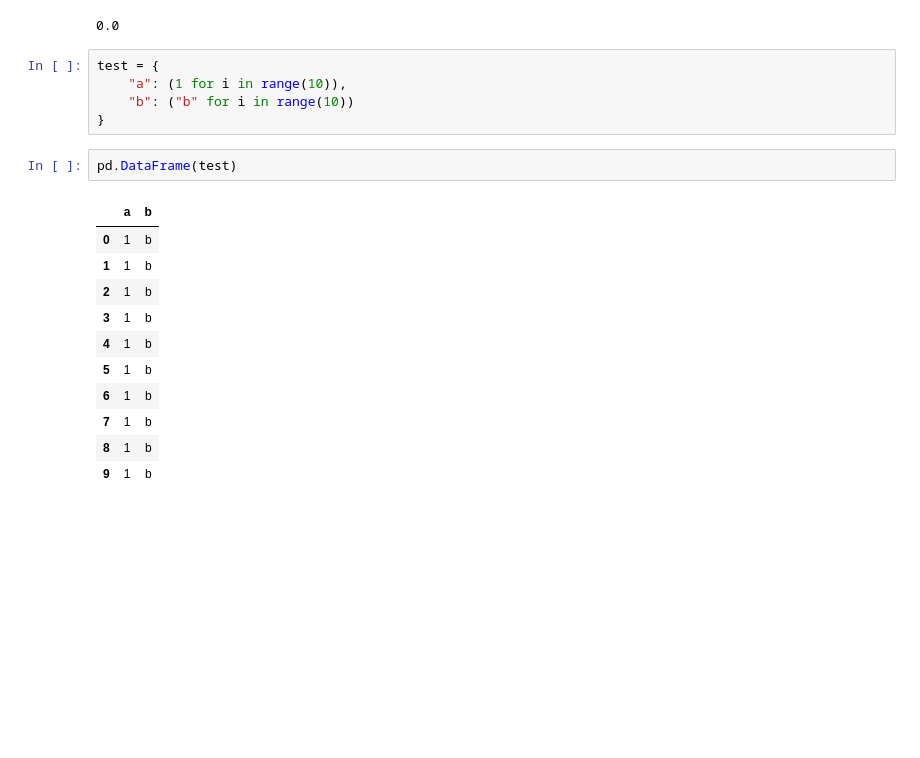
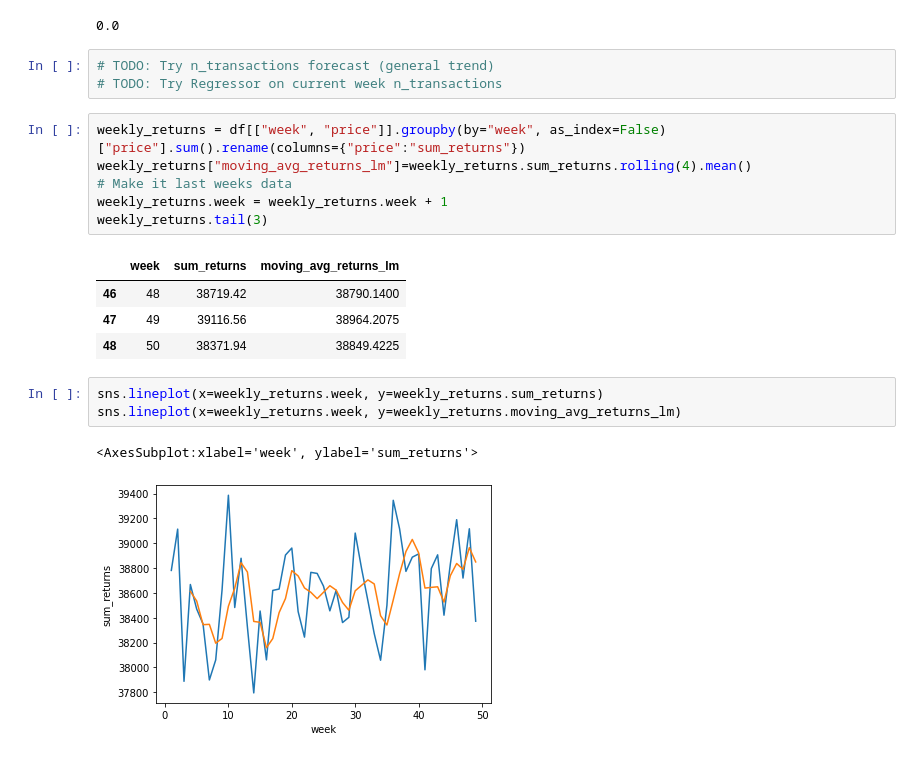
Before and after one commit to sekR4/classification-challenge, a Jupyter notebook: src/eda_and_fe.ipynb, the cells around one changed output. Cells and saved outputs as stored; diff of their text form; blank space fills up the shorter version.

```diff
--- a/src/eda_and_fe.ipynb
+++ b/src/eda_and_fe.ipynb
@@ -600,22 +628,23 @@ for product in df.product_id.unique():
         # );plt.show()
 # %% [output]
 0.0
-# %%
-test = {
-    "a": (1 for i in range(10)),
-    "b": ("b" for i in range(10))
-}
-# %%
-pd.DataFrame(test)
-# %% [output]
-|  | a | b |
-| 0 | 1 | b |
-| 1 | 1 | b |
-| 2 | 1 | b |
-| 3 | 1 | b |
-| 4 | 1 | b |
-| 5 | 1 | b |
-| 6 | 1 | b |
-| 7 | 1 | b |
-| 8 | 1 | b |
-| 9 | 1 | b |
+# %%
+# TODO: Try n_transactions forecast (general trend)
+# TODO: Try Regressor on current week n_transactions
+# %%
+weekly_returns = df[["week", "price"]].groupby(by="week", as_index=False)["price"].sum().rename(columns={"price":"sum_returns"})
+weekly_returns["moving_avg_returns_lm"]=weekly_returns.sum_returns.rolling(4).mean()
+# Make it last weeks data
+weekly_returns.week = weekly_returns.week + 1
+weekly_returns.tail(3)
+# %% [output]
+|  | week | sum_returns | moving_avg_returns_lm |
+| 46 | 48 | 38719.42 | 38790.1400 |
+| 47 | 49 | 39116.56 | 38964.2075 |
+| 48 | 50 | 38371.94 | 38849.4225 |
+# %%
+sns.lineplot(x=weekly_returns.week, y=weekly_returns.sum_returns)
+sns.lineplot(x=weekly_returns.week, y=weekly_returns.moving_avg_returns_lm)
+# %% [output]
+<AxesSubplot:xlabel='week', ylabel='sum_returns'>
+[figure, added]
```
Also changed, not shown: parts of 10 cells of this notebook, 2 other files.
